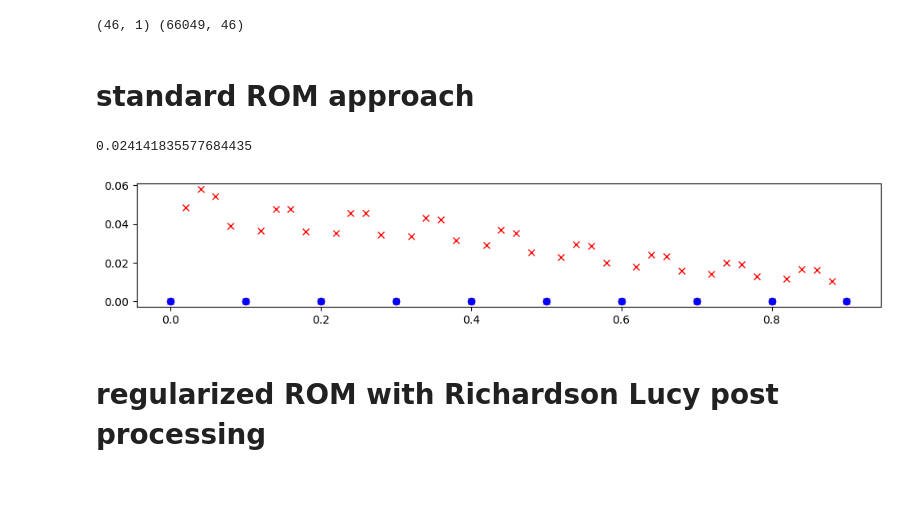
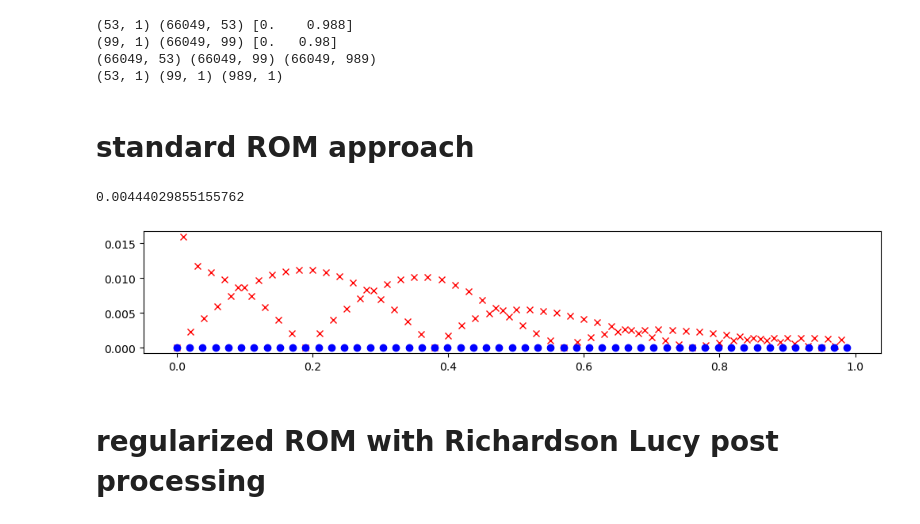
Before and after one commit to flabowski/POD-ROM-and-gaussian-convolution, a Jupyter notebook: notebooks/Test_RL_decon2D.ipynb, the cells around one changed output. Saved outputs shown, nothing was run; the diff lists cells and outputs as text; code cells hidden in the pictures; blank space fills up the shorter version.

```diff
--- a/notebooks/Test_RL_decon2D.ipynb
+++ b/notebooks/Test_RL_decon2D.ipynb
@@ -50,38 +50,60 @@ rank = len(mu_train)
-# %%
-X_test = X_val[:, ::20]
-mu_test = mu_val[::20, :]
-print(mu_test.shape, X_test.shape)
-# %% [output]
-(46, 1) (66049, 46)
+# %%
+X_train = X_val[:, ::19]
+mu_train = mu_val[::19, :]
+print(mu_train.shape, X_train.shape, mu_train[[0, -1], :].ravel())
+
+X_test = X_val[:, ::10]
+mu_test = mu_val[::10, :]
+
+is_inside = mu_test[:, 0]<=mu_train[-1, :]
+mu_test = mu_test[is_inside]
+X_test = X_test[:, is_inside]
+
+is_inside = mu_val[:, 0]<=mu_train[-1, :]
+mu_val = mu_val[is_inside]
+X_val = X_val[:, is_inside]
+
+print(mu_test.shape, X_test.shape, mu_test[[0, -1], :].ravel())
+
+print(X_train.shape, X_test.shape, X_val.shape)
+print(mu_train.shape, mu_test.shape, mu_val.shape)
+
+rank = len(mu_train)
+# %% [output]
+(53, 1) (66049, 53) [0.    0.988]
+(99, 1) (66049, 99) [0.   0.98]
+(66049, 53) (66049, 99) (66049, 989)
+(53, 1) (99, 1) (989, 1)
 # %%
-def train_ROM(mu, X):
-    db = Database(mu[:, None], X.T)
-    pod = POD(method="svd", rank=rank)  # = rom.reduction
-    reg = RegularGrid()  # = rom.approximation
-    rom = ROM(db, pod, reg)
-    rom.fit()
-    # pod.fit(db.snapshots.T)  # performs SVD
-    # reduced_output = pod.transform(db.snapshots.T).T  # transform reduces the given snapshots. = VT.T
-    # reg.fit(db.parameters, reduced_output)  # construct interpolators from points and values!
-    return rom
+# def train_ROM(mu, X):
+#     db = Database(mu[:, None], X.T)
+#     pod = POD(method="svd", rank=rank)  # = rom.reduction
+#     reg = RegularGrid()  # = rom.approximation
+#     rom = ROM(db, pod, reg)
+#     rom.fit()
+#     # pod.fit(db.snapshots.T)  # performs SVD
+#     # reduced_output = pod.transform(db.snapshots.T).T  # transform reduces the given snapshots. = VT.T
+#     # reg.fit(db.parameters, reduced_output)  # construct interpolators from points and values!
+#     return rom
 
-def L2_eror(X, X_truth):
-    return np.mean((X-X_truth)**2, axis=0)**.5
+# def L2_eror(X, X_truth):
+#     L2 = np.mean((X-X_truth)**2, axis=0)**.5
+#     return L2
 # %% [markdown]
 # standard ROM approach
 # %%
-standard_rom = train_ROM(mu_train, X_train)
+standard_rom = train_ROM(mu_train, X_train, rank=rank)
 X_test_ROM = standard_rom.predict(mu_test).T
 e_ROM = L2_eror(X_test_ROM, X_test)
 mean_eROM = np.mean(e_ROM)
 
 plt.figure(figsize=(12, 2))
 plt.plot(mu_test, e_ROM, "rx")
 plt.plot(mu_train, np.zeros_like(mu_train), "bo")
 print(mean_eROM)
 # %% [output]
-0.024141835577684435
+0.00444029855155762
-[figure, old version]
+[figure, new version]
 # %% [markdown]
 # regularized ROM with Richardson Lucy post processing
 # %%
```
Also changed, not shown: parts of 23 cells of this notebook, 5 other files.
